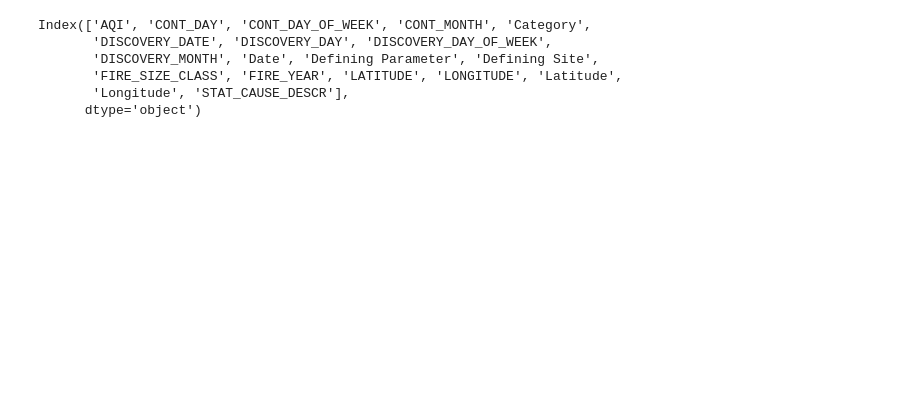
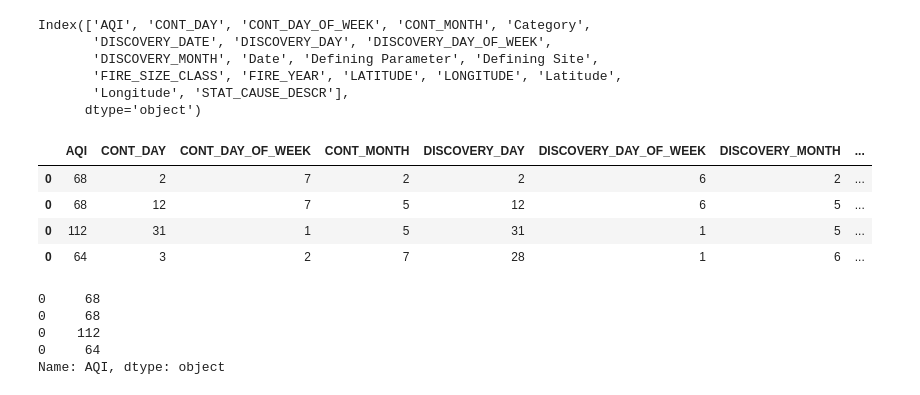
Before and after one commit to NVI/SmoGYEye, a Jupyter notebook: main.ipynb, the cells around one changed output. Saved outputs shown, nothing was run; the diff lists cells and outputs as text; code cells hidden in the pictures; blank space fills up the shorter version.

```diff
--- a/main.ipynb
+++ b/main.ipynb
@@ -326,4 +365,4 @@ Index(['AQI', 'CONT_DAY', 'CONT_DAY_OF_WEEK', 'CONT_MONTH', 'Category',
        'Longitude', 'STAT_CAUSE_DESCR'],
       dtype='object')
 # %%
-drop=new_df2.drop(['DISCOVERY_DATE','Date','LATITUDE','LONGITUDE','Latitude',''])
+drop=new_df2.drop(['DISCOVERY_DATE','Date','LATITUDE','LONGITUDE','Latitude','Longitude','STAT_CAUSE_DESCR'],axis=1)
@@ -343,0 +369,10 @@ right_column
+# %%
+drop=drop.drop(['Defining Parameter','Defining Site','Category'],axis=1)
+# %%
+drop.head()
+# %% [output]
+|  | AQI | CONT_DAY | CONT_DAY_OF_WEEK | CONT_MONTH | DISCOVERY_DAY | DISCOVERY_DAY_OF_WEEK | DISCOVERY_MONTH | ... |
+| 0 | 68 | 2 | 7 | 2 | 2 | 6 | 2 | ... |
+| 0 | 68 | 12 | 7 | 5 | 12 | 6 | 5 | ... |
+| 0 | 112 | 31 | 1 | 5 | 31 | 1 | 5 | ... |
+| 0 | 64 | 3 | 2 | 7 | 28 | 1 | 6 | ... |
@@ -343,0 +383,8 @@ right_column
+# %%
+labels.head()
+# %% [output]
+0     68
+0     68
+0    112
+0     64
+Name: AQI, dtype: object
```
Also changed, not shown: parts of 24 cells of this notebook.
